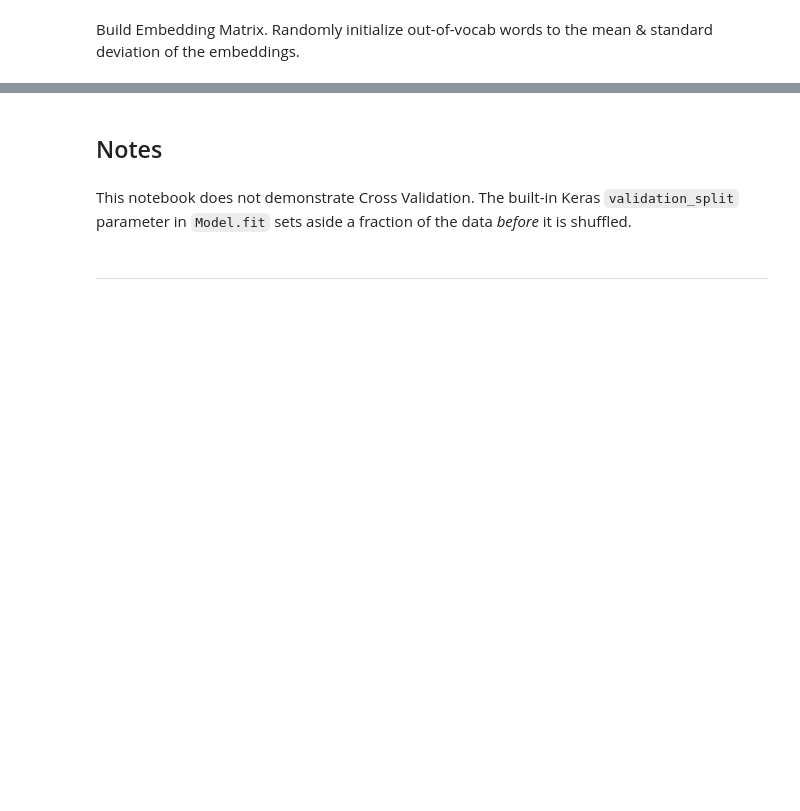
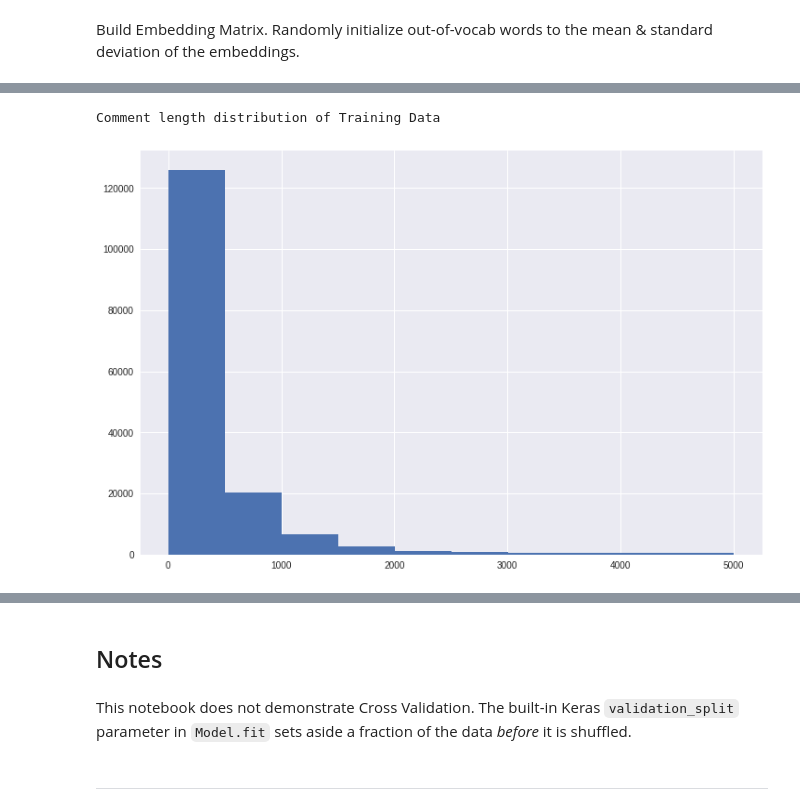
Before and after one commit to WNoxchi/deeplearningstudy, a Jupyter notebook: ToxicComment/Toxic Comment Classifier - Keras-TF.ipynb, the cells around one changed output, grey strips where cells are left out. Cells and saved outputs as stored; diff of their text form; code cells hidden in the pictures; blank space fills up the shorter version.

```diff
--- a/ToxicComment/Toxic Comment Classifier - Keras-TF.ipynb
+++ b/ToxicComment/Toxic Comment Classifier - Keras-TF.ipynb
@@ -104,0 +211,4 @@ for word, i in tokenizer.word_index.items():
+# %%
+%%time
+# create 'None' label for unlabeled classes
+train_df["none"] = 1 - train_df[list_classes].max(axis=1)
@@ -145,0 +670,9 @@ model.compile(optimizer="adam", loss='binary_crossentropy', metrics=['accuracy']
+# %%
+comment_lengths_train = train_df.comment_text.str.len()
+comment_lengths_test  = test_df.comment_text.str.len()
+# %%
+print("Comment length distribution of Training Data")
+comment_lengths_train.hist(figsize=(12,8));
+# %% [output]
+Comment length distribution of Training Data
+[figure, added]
```
Also changed, not shown: parts of 135 cells of this notebook, 3 other files.
